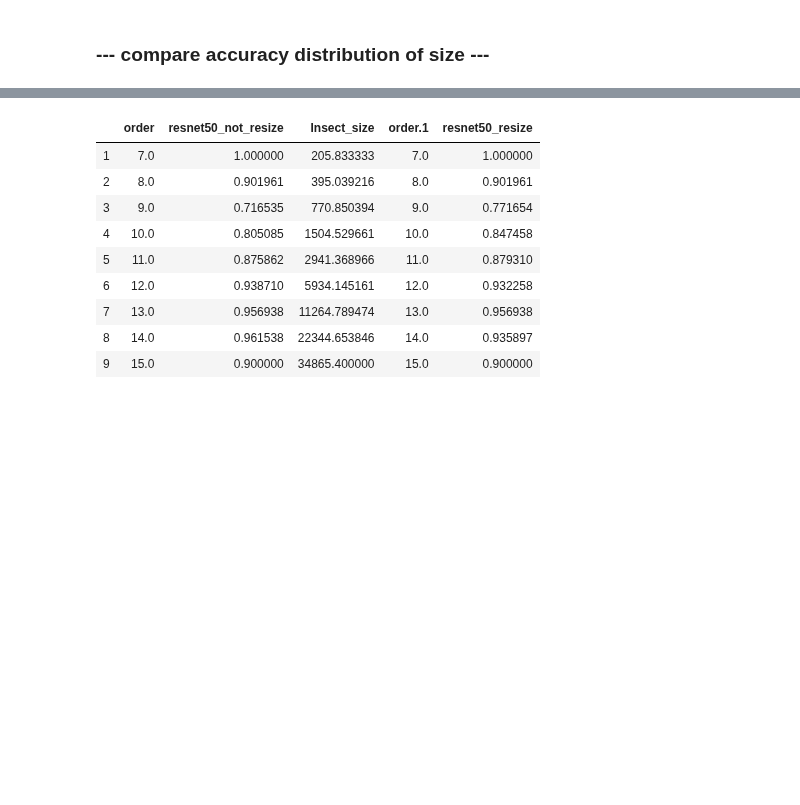
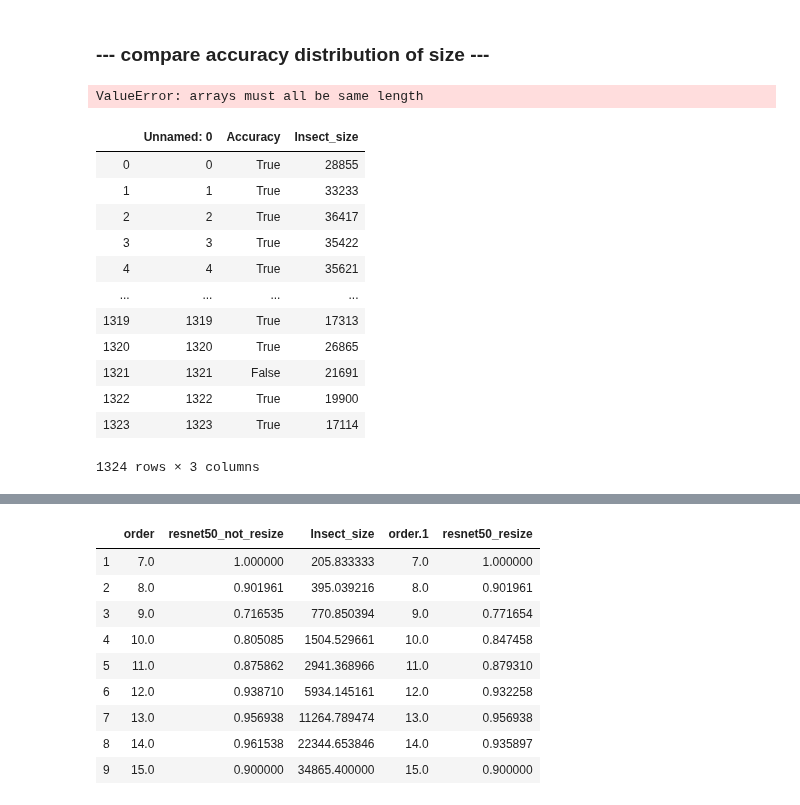
Before and after one commit to keiiti975/Insect_Phenology_Detector, a Jupyter notebook: result/classification/compare_insect_resize/compare_insect_resize.ipynb, the cells around one changed output, grey strips where cells are left out. Cells and saved outputs as stored; diff of their text form; code cells hidden in the pictures; blank space fills up the shorter version.

```diff
--- a/result/classification/compare_insect_resize/compare_insect_resize.ipynb
+++ b/result/classification/compare_insect_resize/compare_insect_resize.ipynb
@@ -50,8 +53,29 @@ plt.savefig("/home/tanida/workspace/Insect_Phenology_Detector/result/classificat
 # %% [markdown]
 ### --- compare accuracy distribution of size ---
 # %%
-resnet50_not_resize = pd.read_csv('/home/tanida/workspace/Insect_Phenology_Detector/figure/classification/ResNet101/resnet50_b20_r45_lr1e-5_crossvalid/each_size_df.csv')
-resnet50_resize = pd.read_csv('/home/tanida/workspace/Insect_Phenology_Detector/figure/classification/ResNet101/resnet50_b20_r45_lr1e-5_crossvalid_resize/each_size_df.csv')
-new_resnet50_resize = pd.DataFrame({"Accuracy": resnet50_resize["Accuracy"].values, "Insect_size": resnet50_not_resize["Insect_size"].values})
+resnet50 = pd.read_csv('/home/tanida/workspace/Insect_Phenology_Detector/figure/classification/ResNet101/resnet50_b20_r45_lr1e-5_crossvalid/each_size_df.csv')
+resnet50_resize_fix_aspect_ratio = pd.read_csv('/home/tanida/workspace/Insect_Phenology_Detector/figure/classification/ResNet101/resnet50_b20_r45_lr1e-5_crossvalid_resize/each_size_df.csv')
+resnet50_resize  = pd.read_csv('/home/tanida/workspace/Insect_Phenology_Detector/figure/classification/ResNet101/resnet50_b20_r45_lr1e-5_resize_crossvalid/each_size_df.csv')
+new_resnet50_resize_fix_aspect_ratio = pd.DataFrame({"Accuracy": resnet50_resize_fix_aspect_ratio["Accuracy"].values, "Insect_size": resnet50["Insect_size"].values})
+new_resnet50_resize = pd.DataFrame({"Accuracy": resnet50_resize["Accuracy"].values, "Insect_size": resnet50["Insect_size"].values})
+resnet50_resize_fix_aspect_ratio = compute_all_size_df(new_resnet50_resize_fix_aspect_ratio)
 resnet50_resize = compute_all_size_df(new_resnet50_resize)
-resnet50_not_resize = pd.read_csv('/home/tanida/workspace/Insect_Phenology_Detector/figure/classification/ResNet101/resnet50_b20_r45_lr1e-5_crossvalid/all_size_df.csv')
+resnet50 = pd.read_csv('/home/tanida/workspace/Insect_Phenology_Detector/figure/classification/ResNet101/resnet50_b20_r45_lr1e-5_crossvalid/all_size_df.csv')
+# %% [output]
+ValueError: arrays must all be same length
+# %%
+resnet50_resize_fix_aspect_ratio
+# %% [output]
+|  | Unnamed: 0 | Accuracy | Insect_size |
+| 0 | 0 | True | 28855 |
+| 1 | 1 | True | 33233 |
+| 2 | 2 | True | 36417 |
+| 3 | 3 | True | 35422 |
+| 4 | 4 | True | 35621 |
+| ... | ... | ... | ... |
+| 1319 | 1319 | True | 17313 |
+| 1320 | 1320 | True | 26865 |
+| 1321 | 1321 | False | 21691 |
+| 1322 | 1322 | True | 19900 |
+| 1323 | 1323 | True | 17114 |
+1324 rows × 3 columns
```
Also changed, not shown: parts of 8 cells of this notebook, 5 other files.
